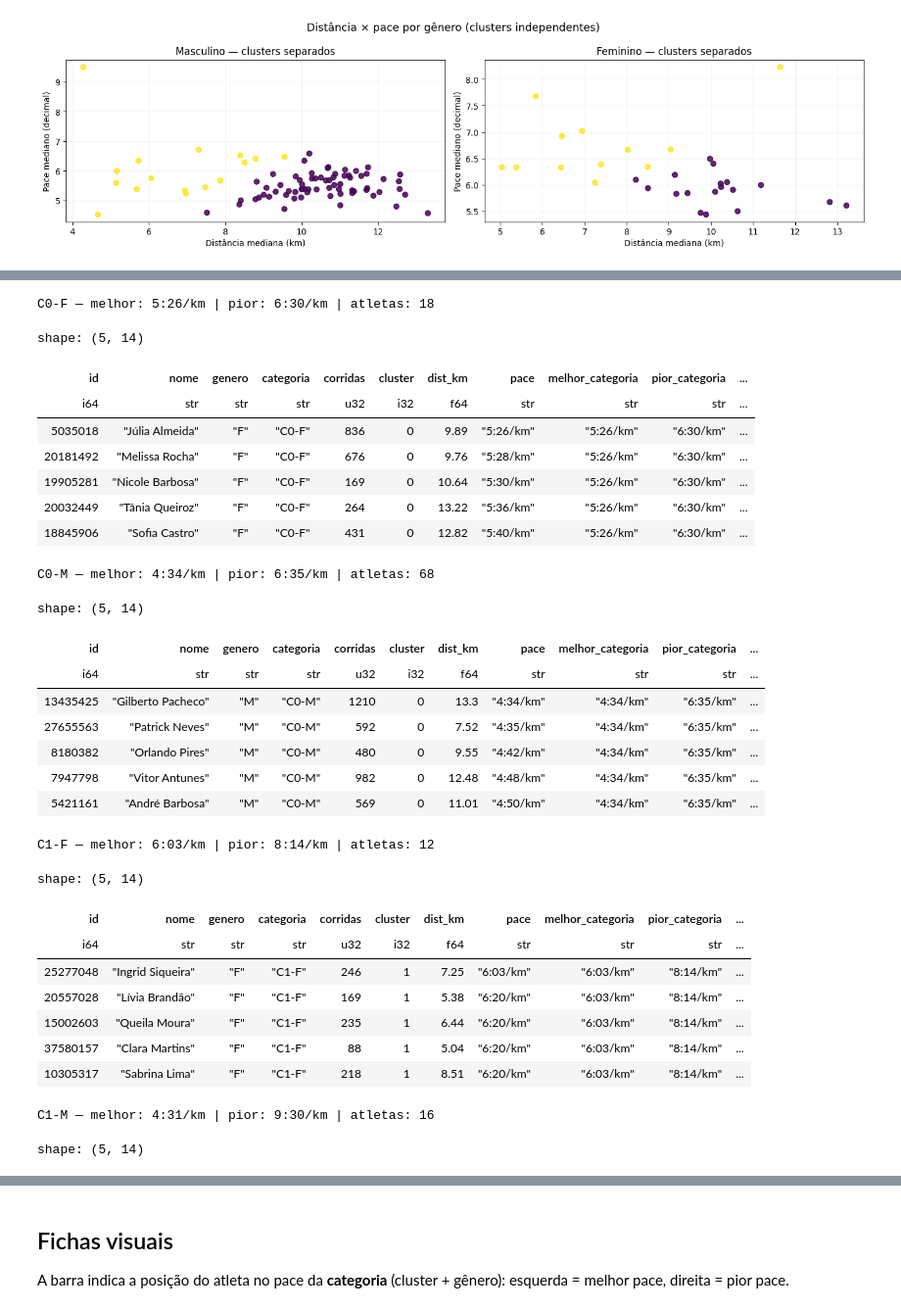
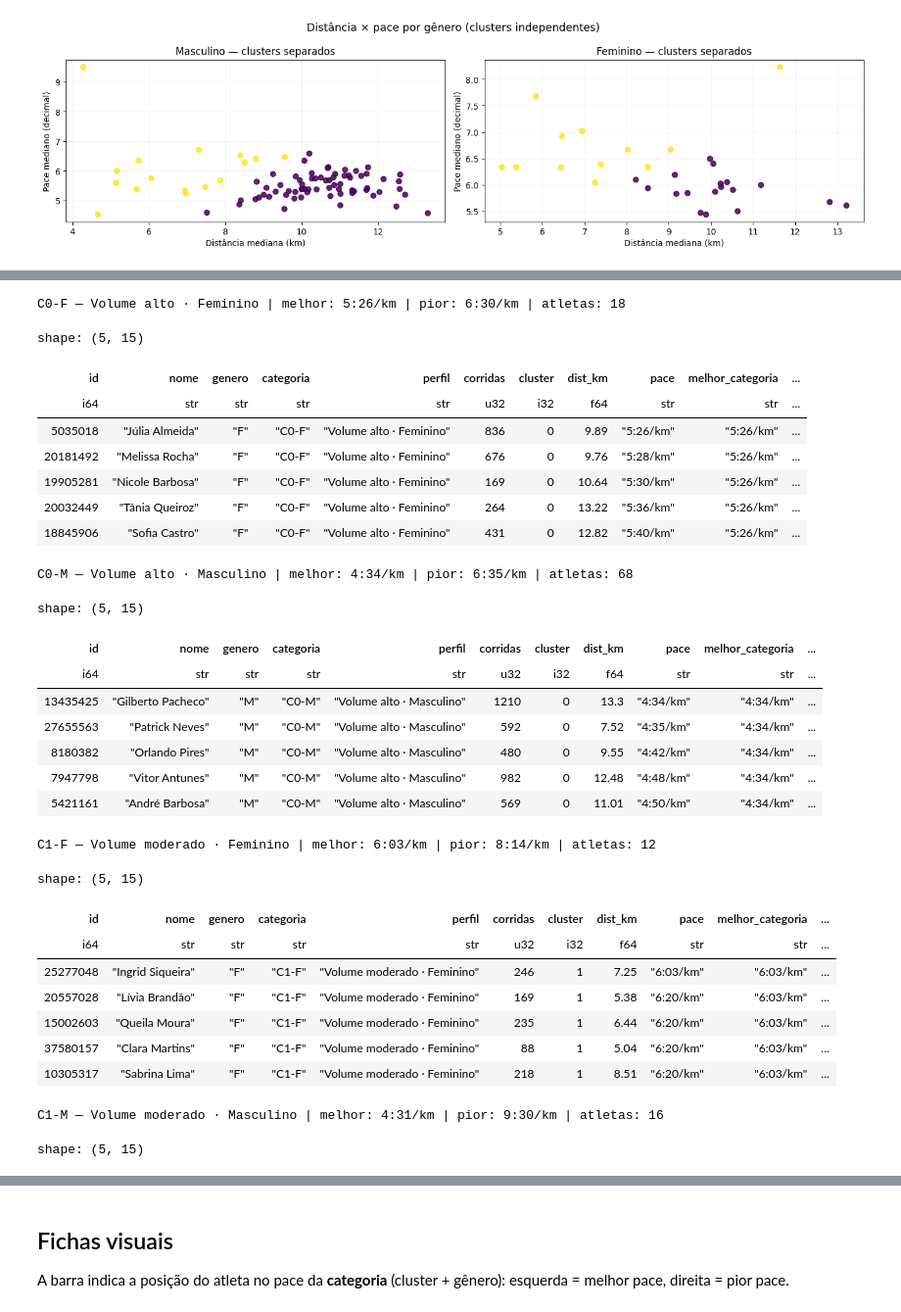
Before and after one commit to majutestoni/tcc-back, a Jupyter notebook: notebooks/categorizacao_corredores.ipynb, the cells around one changed output, grey strips where cells are left out. Shown at 98% size. Drawn from its saved outputs; the diff is of its cells as text; code cells hidden in the pictures.

```diff
--- a/notebooks/categorizacao_corredores.ipynb
+++ b/notebooks/categorizacao_corredores.ipynb
@@ -264,6 +285,10 @@ if linha_cmp.height:
     print("Métricas na configuração escolhida:")
     with pl.Config(fmt_str_lengths=100, tbl_rows=-1, tbl_cols=-1):
         display(linha_cmp.select("genero", "silhouette", "davies_bouldin", "min_cluster", "max_cluster"))
+    print(
+        "\nJustificativa resumida: melhor equilíbrio silhouette × min_cluster ≥ 5 × "
+        "interpretabilidade; k≥3 fragmenta o feminino."
+    )
 else:
     cfg["titulo"] = COMBINACAO_ESCOLHIDA
     print("(Execute a célula de análise comparativa antes.)")
@@ -286,7 +312,18 @@ resultado = treina_kmeans_por_genero(
     plotar=True,
     verbose=True,
 )
-perfil = resultado.df_exibir
+perfil = nomear_categorias(resultado.df_exibir)
+resultado.df_exibir = perfil
+
+print("\nPerfis nomeados (por distância mediana dentro do gênero):")
+for row in (
+    perfil.select("categoria", "rotulo_cluster", "descricao_cluster")
+    .unique()
+    .sort("categoria")
+    .iter_rows(named=True)
+):
+    print(f"  {row['categoria']} → {row['rotulo_cluster']}")
+    print(f"      {row['descricao_cluster']}")
 # %% [output]
 Análise detalhada — distância + pace + gênero (k=2 → 4 categorias):
 Features: ['distance (m)', 'pace_min_km']
@@ -598,37 +688,38 @@ shape: (114, 14)
 # %%
 for categoria in sorted(fichas["categoria"].unique().to_list()):
     subset = fichas.filter(pl.col("categoria") == categoria)
+    rotulo = subset["rotulo_cluster"][0]
     melhor = formatar_pace(subset["pace_melhor_categoria"][0])
     pior = formatar_pace(subset["pace_pior_categoria"][0])
-    print(f"\n{categoria} — melhor: {melhor} | pior: {pior} | atletas: {subset.height}")
+    print(f"\n{categoria} — {rotulo} | melhor: {melhor} | pior: {pior} | atletas: {subset.height}")
     display(tabela_fichas(subset).head(5))
 # %% [output]
-C0-F — melhor: 5:26/km | pior: 6:30/km | atletas: 18
+C0-F — Volume alto · Feminino | melhor: 5:26/km | pior: 6:30/km | atletas: 18
-shape: (5, 14)
+shape: (5, 15)
-| id | nome | genero | categoria | corridas | cluster | dist_km | pace | melhor_categoria | pior_categoria | ... |
-| i64 | str | str | str | u32 | i32 | f64 | str | str | str | ... |
-| 5035018 | "Júlia Almeida" | "F" | "C0-F" | 836 | 0 | 9.89 | "5:26/km" | "5:26/km" | "6:30/km" | ... |
-| 20181492 | "Melissa Rocha" | "F" | "C0-F" | 676 | 0 | 9.76 | "5:28/km" | "5:26/km" | "6:30/km" | ... |
-| 19905281 | "Nicole Barbosa" | "F" | "C0-F" | 169 | 0 | 10.64 | "5:30/km" | "5:26/km" | "6:30/km" | ... |
-| 20032449 | "Tânia Queiroz" | "F" | "C0-F" | 264 | 0 | 13.22 | "5:36/km" | "5:26/km" | "6:30/km" | ... |
-| 18845906 | "Sofia Castro" | "F" | "C0-F" | 431 | 0 | 12.82 | "5:40/km" | "5:26/km" | "6:30/km" | ... |
+| id | nome | genero | categoria | perfil | corridas | cluster | dist_km | pace | melhor_categoria | ... |
+| i64 | str | str | str | str | u32 | i32 | f64 | str | str | ... |
+| 5035018 | "Júlia Almeida" | "F" | "C0-F" | "Volume alto · Feminino" | 836 | 0 | 9.89 | "5:26/km" | "5:26/km" | ... |
+| 20181492 | "Melissa Rocha" | "F" | "C0-F" | "Volume alto · Feminino" | 676 | 0 | 9.76 | "5:28/km" | "5:26/km" | ... |
+| 19905281 | "Nicole Barbosa" | "F" | "C0-F" | "Volume alto · Feminino" | 169 | 0 | 10.64 | "5:30/km" | "5:26/km" | ... |
+| 20032449 | "Tânia Queiroz" | "F" | "C0-F" | "Volume alto · Feminino" | 264 | 0 | 13.22 | "5:36/km" | "5:26/km" | ... |
+| 18845906 | "Sofia Castro" | "F" | "C0-F" | "Volume alto · Feminino" | 431 | 0 | 12.82 | "5:40/km" | "5:26/km" | ... |
-C0-M — melhor: 4:34/km | pior: 6:35/km | atletas: 68
+C0-M — Volume alto · Masculino | melhor: 4:34/km | pior: 6:35/km | atletas: 68
-shape: (5, 14)
+shape: (5, 15)
-| id | nome | genero | categoria | corridas | cluster | dist_km | pace | melhor_categoria | pior_categoria | ... |
-| i64 | str | str | str | u32 | i32 | f64 | str | str | str | ... |
-| 13435425 | "Gilberto Pacheco" | "M" | "C0-M" | 1210 | 0 | 13.3 | "4:34/km" | "4:34/km" | "6:35/km" | ... |
-| 27655563 | "Patrick Neves" | "M" | "C0-M" | 592 | 0 | 7.52 | "4:35/km" | "4:34/km" | "6:35/km" | ... |
-| 8180382 | "Orlando Pires" | "M" | "C0-M" | 480 | 0 | 9.55 | "4:42/km" | "4:34/km" | "6:35/km" | ... |
-| 7947798 | "Vitor Antunes" | "M" | "C0-M" | 982 | 0 | 12.48 | "4:48/km" | "4:34/km" | "6:35/km" | ... |
-| 5421161 | "André Barbosa" | "M" | "C0-M" | 569 | 0 | 11.01 | "4:50/km" | "4:34/km" | "6:35/km" | ... |
+| id | nome | genero | categoria | perfil | corridas | cluster | dist_km | pace | melhor_categoria | ... |
+| i64 | str | str | str | str | u32 | i32 | f64 | str | str | ... |
+| 13435425 | "Gilberto Pacheco" | "M" | "C0-M" | "Volume alto · Masculino" | 1210 | 0 | 13.3 | "4:34/km" | "4:34/km" | ... |
+| 27655563 | "Patrick Neves" | "M" | "C0-M" | "Volume alto · Masculino" | 592 | 0 | 7.52 | "4:35/km" | "4:34/km" | ... |
+| 8180382 | "Orlando Pires" | "M" | "C0-M" | "Volume alto · Masculino" | 480 | 0 | 9.55 | "4:42/km" | "4:34/km" | ... |
+| 7947798 | "Vitor Antunes" | "M" | "C0-M" | "Volume alto · Masculino" | 982 | 0 | 12.48 | "4:48/km" | "4:34/km" | ... |
+| 5421161 | "André Barbosa" | "M" | "C0-M" | "Volume alto · Masculino" | 569 | 0 | 11.01 | "4:50/km" | "4:34/km" | ... |
-C1-F — melhor: 6:03/km | pior: 8:14/km | atletas: 12
+C1-F — Volume moderado · Feminino | melhor: 6:03/km | pior: 8:14/km | atletas: 12
-shape: (5, 14)
+shape: (5, 15)
-| id | nome | genero | categoria | corridas | cluster | dist_km | pace | melhor_categoria | pior_categoria | ... |
-| i64 | str | str | str | u32 | i32 | f64 | str | str | str | ... |
-| 25277048 | "Ingrid Siqueira" | "F" | "C1-F" | 246 | 1 | 7.25 | "6:03/km" | "6:03/km" | "8:14/km" | ... |
-| 20557028 | "Lívia Brandão" | "F" | "C1-F" | 169 | 1 | 5.38 | "6:20/km" | "6:03/km" | "8:14/km" | ... |
-| 15002603 | "Queila Moura" | "F" | "C1-F" | 235 | 1 | 6.44 | "6:20/km" | "6:03/km" | "8:14/km" | ... |
-| 37580157 | "Clara Martins" | "F" | "C1-F" | 88 | 1 | 5.04 | "6:20/km" | "6:03/km" | "8:14/km" | ... |
-| 10305317 | "Sabrina Lima" | "F" | "C1-F" | 218 | 1 | 8.51 | "6:20/km" | "6:03/km" | "8:14/km" | ... |
+| id | nome | genero | categoria | perfil | corridas | cluster | dist_km | pace | melhor_categoria | ... |
+| i64 | str | str | str | str | u32 | i32 | f64 | str | str | ... |
+| 25277048 | "Ingrid Siqueira" | "F" | "C1-F" | "Volume moderado · Feminino" | 246 | 1 | 7.25 | "6:03/km" | "6:03/km" | ... |
+| 20557028 | "Lívia Brandão" | "F" | "C1-F" | "Volume moderado · Feminino" | 169 | 1 | 5.38 | "6:20/km" | "6:03/km" | ... |
+| 15002603 | "Queila Moura" | "F" | "C1-F" | "Volume moderado · Feminino" | 235 | 1 | 6.44 | "6:20/km" | "6:03/km" | ... |
+| 37580157 | "Clara Martins" | "F" | "C1-F" | "Volume moderado · Feminino" | 88 | 1 | 5.04 | "6:20/km" | "6:03/km" | ... |
+| 10305317 | "Sabrina Lima" | "F" | "C1-F" | "Volume moderado · Feminino" | 218 | 1 | 8.51 | "6:20/km" | "6:03/km" | ... |
-C1-M — melhor: 4:31/km | pior: 9:30/km | atletas: 16
+C1-M — Volume moderado · Masculino | melhor: 4:31/km | pior: 9:30/km | atletas: 16
-shape: (5, 14)
+shape: (5, 15)
```
Also changed, not shown: parts of 17 cells of this notebook, 8 other files.
